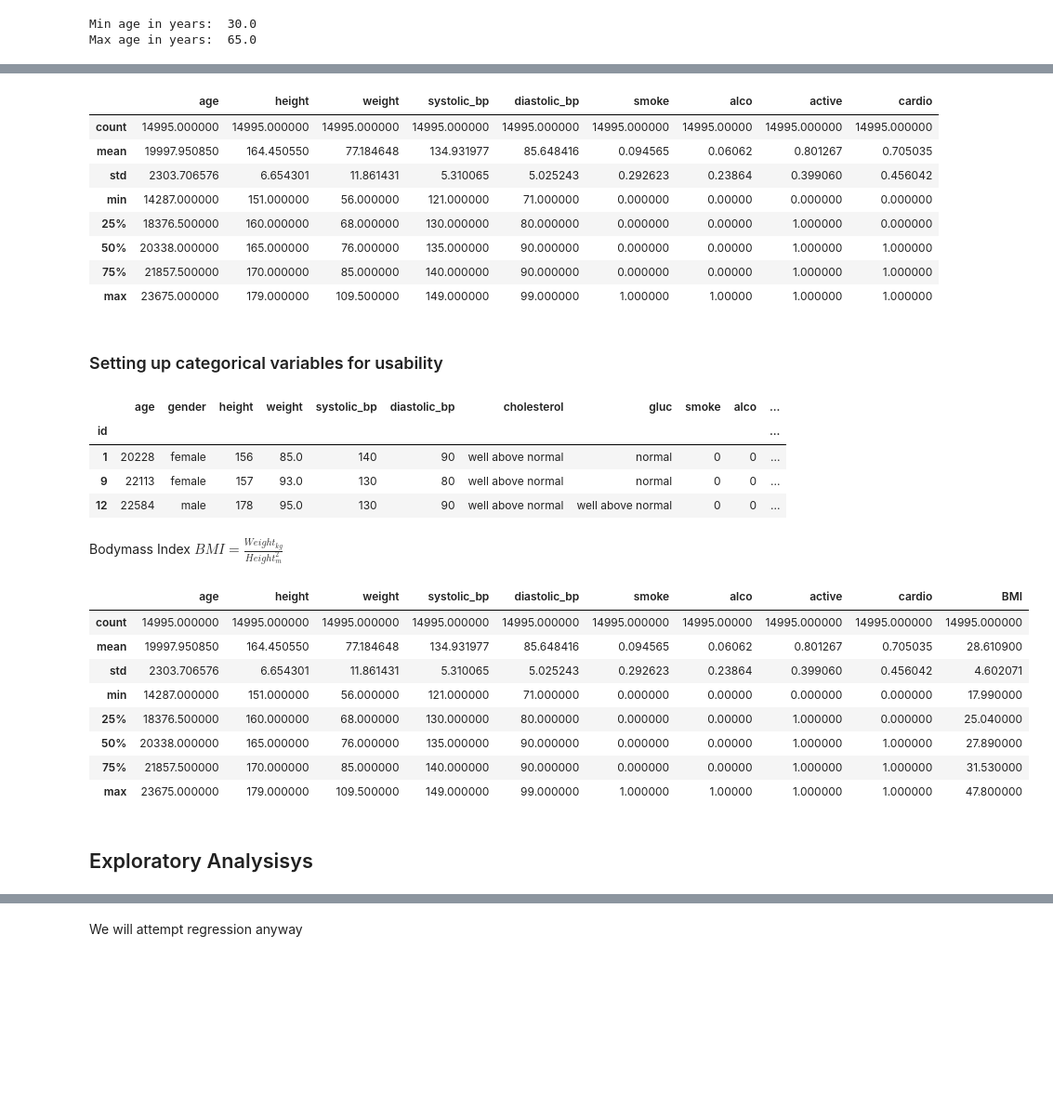
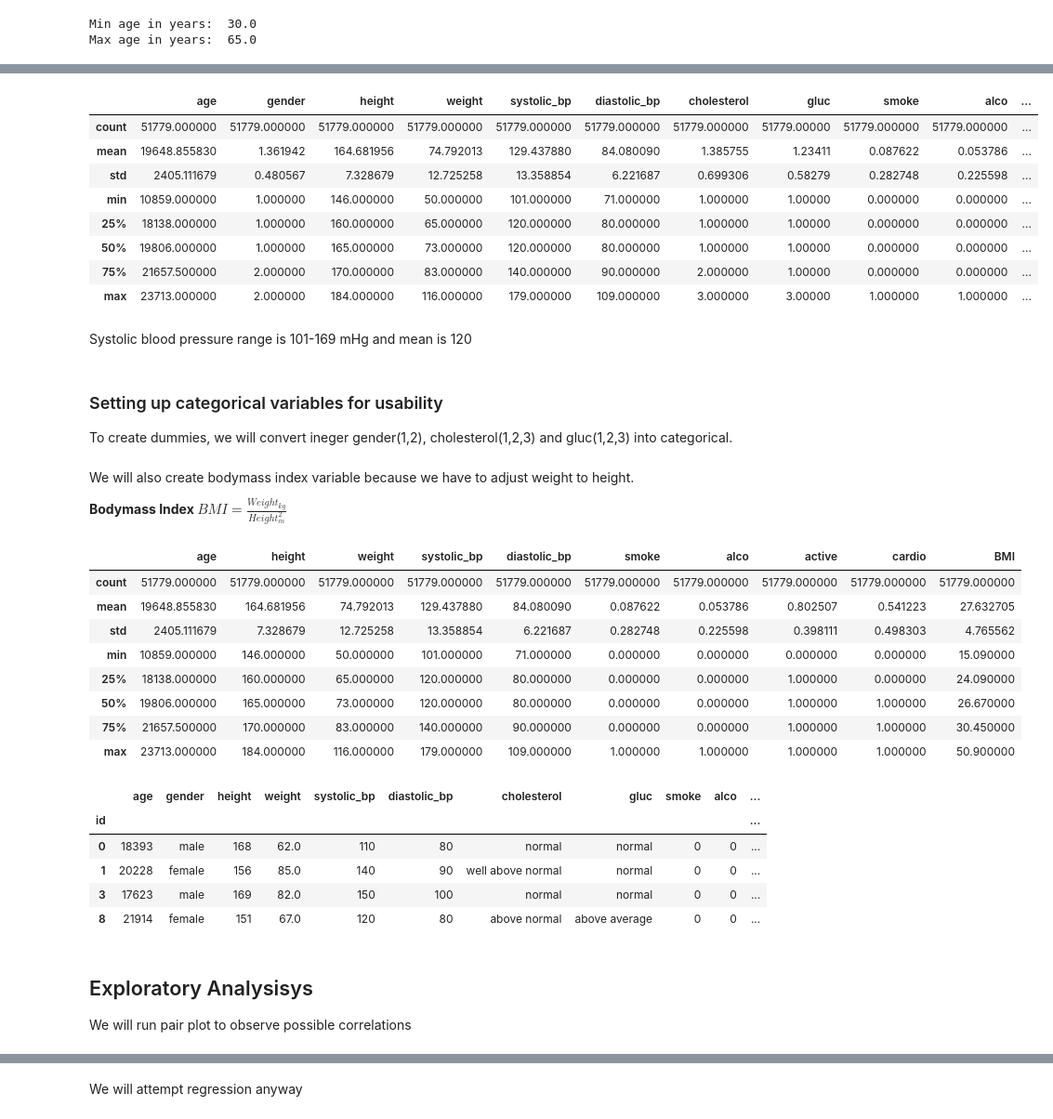
Before and after one commit to mimi-1/DataProjects, a Jupyter notebook: Cardio_regression.ipynb, the cells around one changed output, grey strips where cells are left out. Shown at 93% size. Drawn from its saved outputs; the diff is of its cells as text; code cells hidden in the pictures; blank space fills up the shorter version.

```diff
--- a/Cardio_regression.ipynb
+++ b/Cardio_regression.ipynb
@@ -132,28 +145,32 @@ cardio_df.describe()
 # %%
 
-#Removing outliers
+#Removing outliers, we remove 0.5 % of the data from the both ends (total 1% for each variable)
 
-fields_with_outliers = ["systolic_bp","diastolic_bp","height","weight"]
+fields_with_outliers = ["systolic_bp","diastolic_bp", "weight", "height"]
 
 for field in fields_with_outliers:
-  q_l = int(cardio_df[field].quantile(q=0.025))
-  q_h = int(cardio_df[field].quantile(q=0.975))
+  q_l = int(cardio_df[field].quantile(q=0.005))
+  q_h = int(cardio_df[field].quantile(q=0.995))
   cardio_df = cardio_df[ (cardio_df[field] > q_l) & (cardio_df[field] < q_h) ]
 cardio_df.describe()
 # %% [output]
-|  | age | height | weight | systolic_bp | diastolic_bp | smoke | alco | active | cardio |
-| count | 14995.000000 | 14995.000000 | 14995.000000 | 14995.000000 | 14995.000000 | 14995.000000 | 14995.00000 | 14995.000000 | 14995.000000 |
-| mean | 19997.950850 | 164.450550 | 77.184648 | 134.931977 | 85.648416 | 0.094565 | 0.06062 | 0.801267 | 0.705035 |
-| std | 2303.706576 | 6.654301 | 11.861431 | 5.310065 | 5.025243 | 0.292623 | 0.23864 | 0.399060 | 0.456042 |
-| min | 14287.000000 | 151.000000 | 56.000000 | 121.000000 | 71.000000 | 0.000000 | 0.00000 | 0.000000 | 0.000000 |
-| 25% | 18376.500000 | 160.000000 | 68.000000 | 130.000000 | 80.000000 | 0.000000 | 0.00000 | 1.000000 | 0.000000 |
-| 50% | 20338.000000 | 165.000000 | 76.000000 | 135.000000 | 90.000000 | 0.000000 | 0.00000 | 1.000000 | 1.000000 |
-| 75% | 21857.500000 | 170.000000 | 85.000000 | 140.000000 | 90.000000 | 0.000000 | 0.00000 | 1.000000 | 1.000000 |
-| max | 23675.000000 | 179.000000 | 109.500000 | 149.000000 | 99.000000 | 1.000000 | 1.00000 | 1.000000 | 1.000000 |
+|  | age | gender | height | weight | systolic_bp | diastolic_bp | cholesterol | gluc | smoke | alco | ... |
+| count | 51779.000000 | 51779.000000 | 51779.000000 | 51779.000000 | 51779.000000 | 51779.000000 | 51779.000000 | 51779.00000 | 51779.000000 | 51779.000000 | ... |
+| mean | 19648.855830 | 1.361942 | 164.681956 | 74.792013 | 129.437880 | 84.080090 | 1.385755 | 1.23411 | 0.087622 | 0.053786 | ... |
+| std | 2405.111679 | 0.480567 | 7.328679 | 12.725258 | 13.358854 | 6.221687 | 0.699306 | 0.58279 | 0.282748 | 0.225598 | ... |
+| min | 10859.000000 | 1.000000 | 146.000000 | 50.000000 | 101.000000 | 71.000000 | 1.000000 | 1.00000 | 0.000000 | 0.000000 | ... |
+| 25% | 18138.000000 | 1.000000 | 160.000000 | 65.000000 | 120.000000 | 80.000000 | 1.000000 | 1.00000 | 0.000000 | 0.000000 | ... |
+| 50% | 19806.000000 | 1.000000 | 165.000000 | 73.000000 | 120.000000 | 80.000000 | 1.000000 | 1.00000 | 0.000000 | 0.000000 | ... |
+| 75% | 21657.500000 | 2.000000 | 170.000000 | 83.000000 | 140.000000 | 90.000000 | 2.000000 | 1.00000 | 0.000000 | 0.000000 | ... |
+| max | 23713.000000 | 2.000000 | 184.000000 | 116.000000 | 179.000000 | 109.000000 | 3.000000 | 3.00000 | 1.000000 | 1.000000 | ... |
-# %% [markdown]
-### Setting up categorical variables for usability
+# %% [markdown]
+Systolic blood pressure range is 101-169 mHg and mean is 120
+# %% [markdown]
+### Setting up categorical variables for usability
+
+To create dummies, we will convert ineger gender(1,2), cholesterol(1,2,3) and gluc(1,2,3) into categorical.
 # %%
-# create a dictionary to map ineger values to categorical values
+# create a dictionary to map integer values to categorical values
 gender_map={1:'female',2:'male'}
 cholesterol_map = {1: 'normal', 2: 'above normal', 3: 'well above normal'}
 glucose_map={1: 'normal', 2: 'above average', 3: 'well above normal'}
@@ -166,9 +183,3 @@ cardio_df['gluc'] = cardio_df['gluc'].replace(glucose_map)
 cardio_df['cholesterol'] = cardio_df['cholesterol'].astype('category')
 cardio_df['gluc'] = cardio_df['gluc'].astype('category')
 cardio_df['gender'] = cardio_df['gender'].astype('category')
-# %% [output]
-|  | age | gender | height | weight | systolic_bp | diastolic_bp | cholesterol | gluc | smoke | alco | ... |
-| id |  |  |  |  |  |  |  |  |  |  | ... |
-| 1 | 20228 | female | 156 | 85.0 | 140 | 90 | well above normal | normal | 0 | 0 | ... |
-| 9 | 22113 | female | 157 | 93.0 | 130 | 80 | well above normal | normal | 0 | 0 | ... |
-| 12 | 22584 | male | 178 | 95.0 | 130 | 90 | well above normal | well above normal | 0 | 0 | ... |
@@ -178,16 +186,19 @@ sample_df = cardio_df.sample(n=1000,random_state=1)
 # %% [markdown]
-Bodymass Index $BMI = \frac{Weight_{kg}}{Height_{m}^2}$
+We will also create bodymass index variable because we have to adjust weight to height.
+
+**Bodymass Index $BMI = \frac{Weight_{kg}}{Height_{m}^2}$**
 # %%
 #Create variable containing bodymass index
 cardio_df["BMI"] = round(cardio_df["weight"]/((0.01*cardio_df["height"])**2),2)
+cardio_df["age"] = round(cardio_df["age"]/365,0)
 cardio_df.describe()
 # %% [output]
 |  | age | height | weight | systolic_bp | diastolic_bp | smoke | alco | active | cardio | BMI |
-| count | 14995.000000 | 14995.000000 | 14995.000000 | 14995.000000 | 14995.000000 | 14995.000000 | 14995.00000 | 14995.000000 | 14995.000000 | 14995.000000 |
-| mean | 19997.950850 | 164.450550 | 77.184648 | 134.931977 | 85.648416 | 0.094565 | 0.06062 | 0.801267 | 0.705035 | 28.610900 |
-| std | 2303.706576 | 6.654301 | 11.861431 | 5.310065 | 5.025243 | 0.292623 | 0.23864 | 0.399060 | 0.456042 | 4.602071 |
-| min | 14287.000000 | 151.000000 | 56.000000 | 121.000000 | 71.000000 | 0.000000 | 0.00000 | 0.000000 | 0.000000 | 17.990000 |
-| 25% | 18376.500000 | 160.000000 | 68.000000 | 130.000000 | 80.000000 | 0.000000 | 0.00000 | 1.000000 | 0.000000 | 25.040000 |
-| 50% | 20338.000000 | 165.000000 | 76.000000 | 135.000000 | 90.000000 | 0.000000 | 0.00000 | 1.000000 | 1.000000 | 27.890000 |
-| 75% | 21857.500000 | 170.000000 | 85.000000 | 140.000000 | 90.000000 | 0.000000 | 0.00000 | 1.000000 | 1.000000 | 31.530000 |
-| max | 23675.000000 | 179.000000 | 109.500000 | 149.000000 | 99.000000 | 1.000000 | 1.00000 | 1.000000 | 1.000000 | 47.800000 |
+| count | 51779.000000 | 51779.000000 | 51779.000000 | 51779.000000 | 51779.000000 | 51779.000000 | 51779.000000 | 51779.000000 | 51779.000000 | 51779.000000 |
+| mean | 19648.855830 | 164.681956 | 74.792013 | 129.437880 | 84.080090 | 0.087622 | 0.053786 | 0.802507 | 0.541223 | 27.632705 |
+| std | 2405.111679 | 7.328679 | 12.725258 | 13.358854 | 6.221687 | 0.282748 | 0.225598 | 0.398111 | 0.498303 | 4.765562 |
+| min | 10859.000000 | 146.000000 | 50.000000 | 101.000000 | 71.000000 | 0.000000 | 0.000000 | 0.000000 | 0.000000 | 15.090000 |
+| 25% | 18138.000000 | 160.000000 | 65.000000 | 120.000000 | 80.000000 | 0.000000 | 0.000000 | 1.000000 | 0.000000 | 24.090000 |
+| 50% | 19806.000000 | 165.000000 | 73.000000 | 120.000000 | 80.000000 | 0.000000 | 0.000000 | 1.000000 | 1.000000 | 26.670000 |
+| 75% | 21657.500000 | 170.000000 | 83.000000 | 140.000000 | 90.000000 | 0.000000 | 0.000000 | 1.000000 | 1.000000 | 30.450000 |
+| max | 23713.000000 | 184.000000 | 116.000000 | 179.000000 | 109.000000 | 1.000000 | 1.000000 | 1.000000 | 1.000000 | 50.900000 |
@@ -196,3 +205,16 @@ cardio_df.to_csv(r'CleanCardioDataset.csv', index=False)
-# %% [markdown]
-## Exploratory Analysisys
+# %%
+#saving clean and transformed dataset into csv to share for future job
+cardio_df.to_csv(r'CleanCardioDataset.csv', index=False)
+cardio_df.head(4)
+# %% [output]
+|  | age | gender | height | weight | systolic_bp | diastolic_bp | cholesterol | gluc | smoke | alco | ... |
+| id |  |  |  |  |  |  |  |  |  |  | ... |
+| 0 | 18393 | male | 168 | 62.0 | 110 | 80 | normal | normal | 0 | 0 | ... |
+| 1 | 20228 | female | 156 | 85.0 | 140 | 90 | well above normal | normal | 0 | 0 | ... |
+| 3 | 17623 | male | 169 | 82.0 | 150 | 100 | normal | normal | 0 | 0 | ... |
+| 8 | 21914 | female | 151 | 67.0 | 120 | 80 | above normal | above average | 0 | 0 | ... |
+# %% [markdown]
+## Exploratory Analysisys
+
+We will run pair plot to observe possible correlations
 # %%
```
Also changed, not shown: parts of 39 cells of this notebook.
